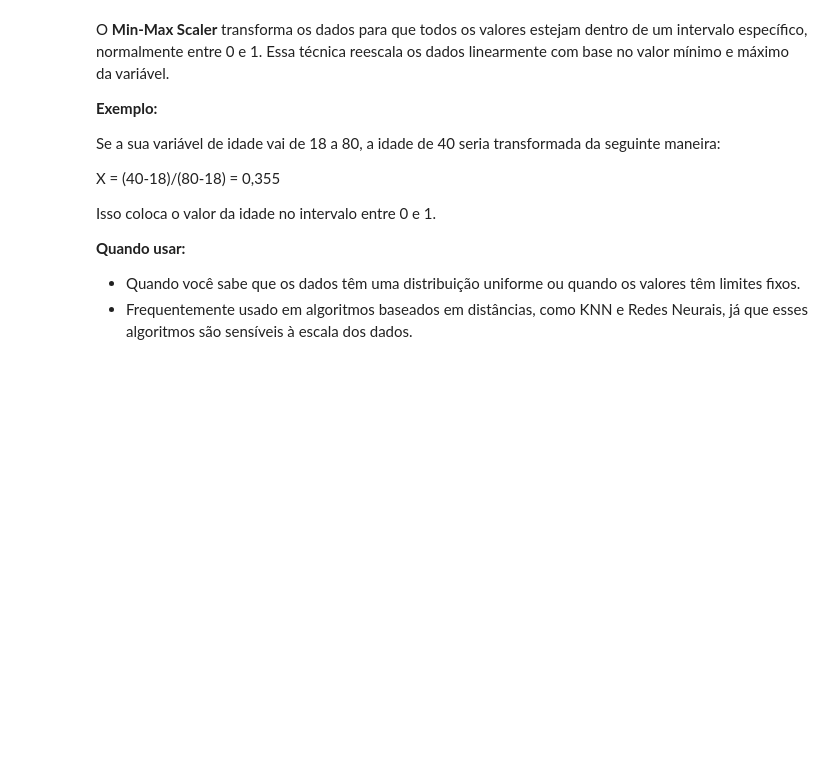
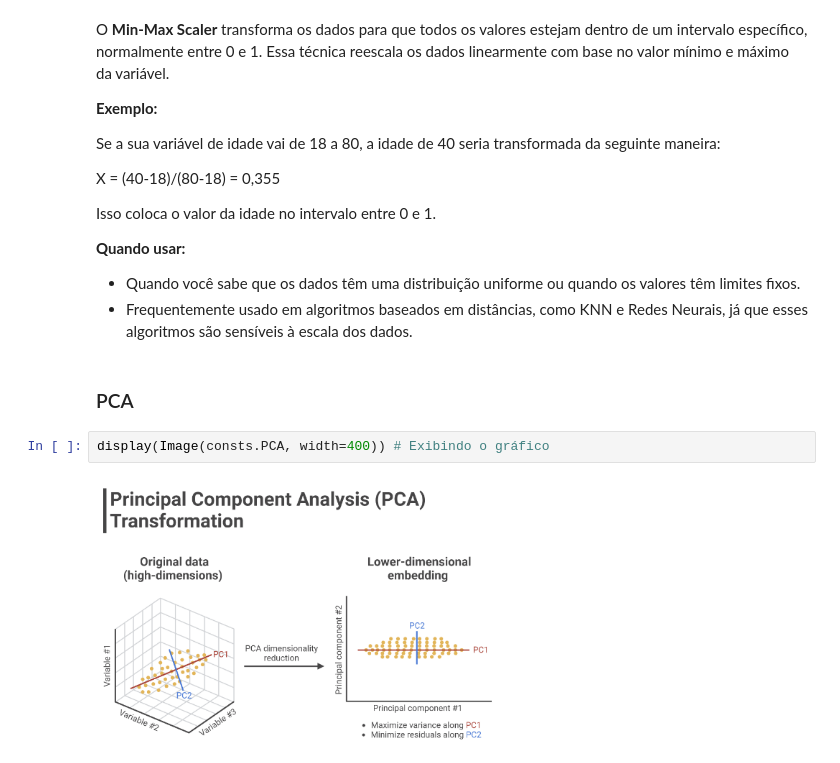
Before and after one commit to matheusresende7/ds_projeto_final_5_modelo_clusterizacao_classificacao_app_delivery, a Jupyter notebook: dictionaries/features_engineering_dictionary.ipynb, the cells around one changed output. Drawn from its saved outputs; the diff is of its cells as text; blank space fills up the shorter version.

```diff
--- a/dictionaries/features_engineering_dictionary.ipynb
+++ b/dictionaries/features_engineering_dictionary.ipynb
@@ -103,3 +103,9 @@ Isso coloca o valor da idade no intervalo entre 0 e 1.
 
 - Quando você sabe que os dados têm uma distribuição uniforme ou quando os valores têm limites fixos.
 - Frequentemente usado em algoritmos baseados em distâncias, como KNN e Redes Neurais, já que esses algoritmos são sensíveis à escala dos dados.
+# %% [markdown]
+### PCA
+# %%
+display(Image(consts.PCA, width=400)) # Exibindo o gráfico
+# %% [output]
+[figure, added]
```
Also changed, not shown: parts of 1 cell of this notebook, 7 other files.
